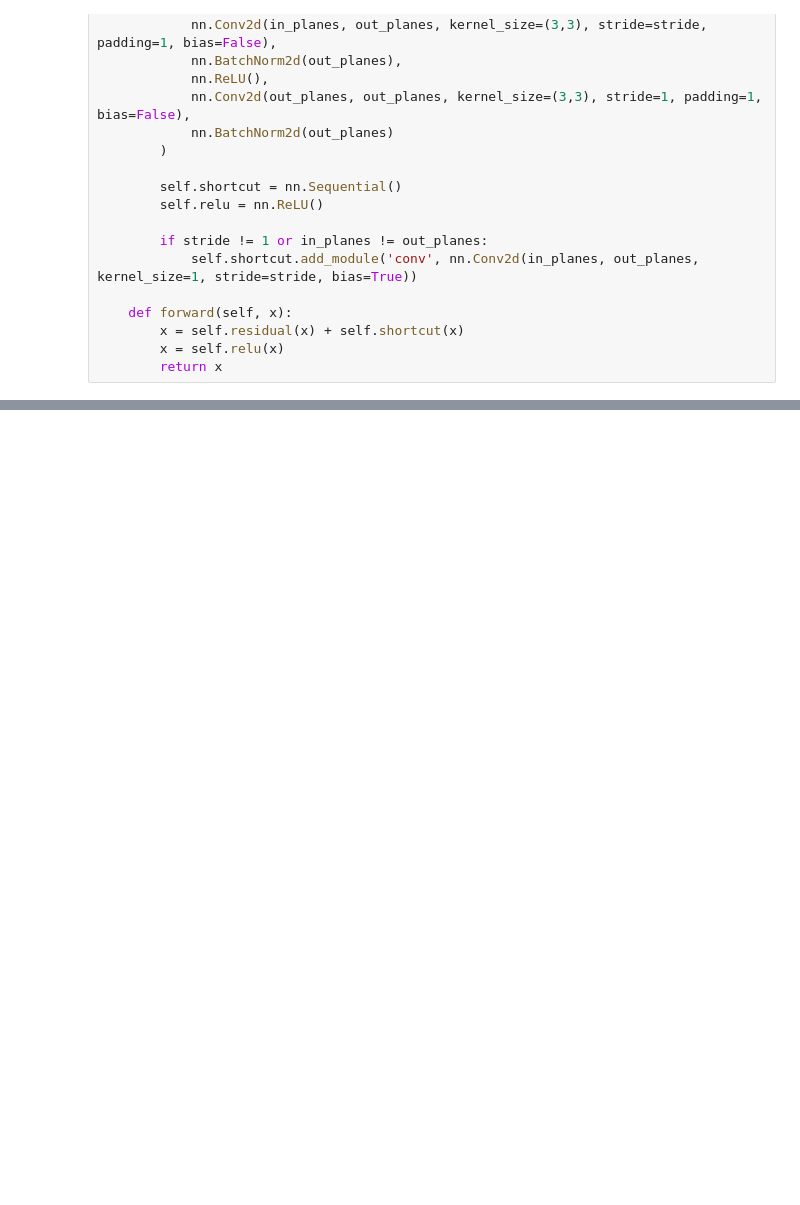
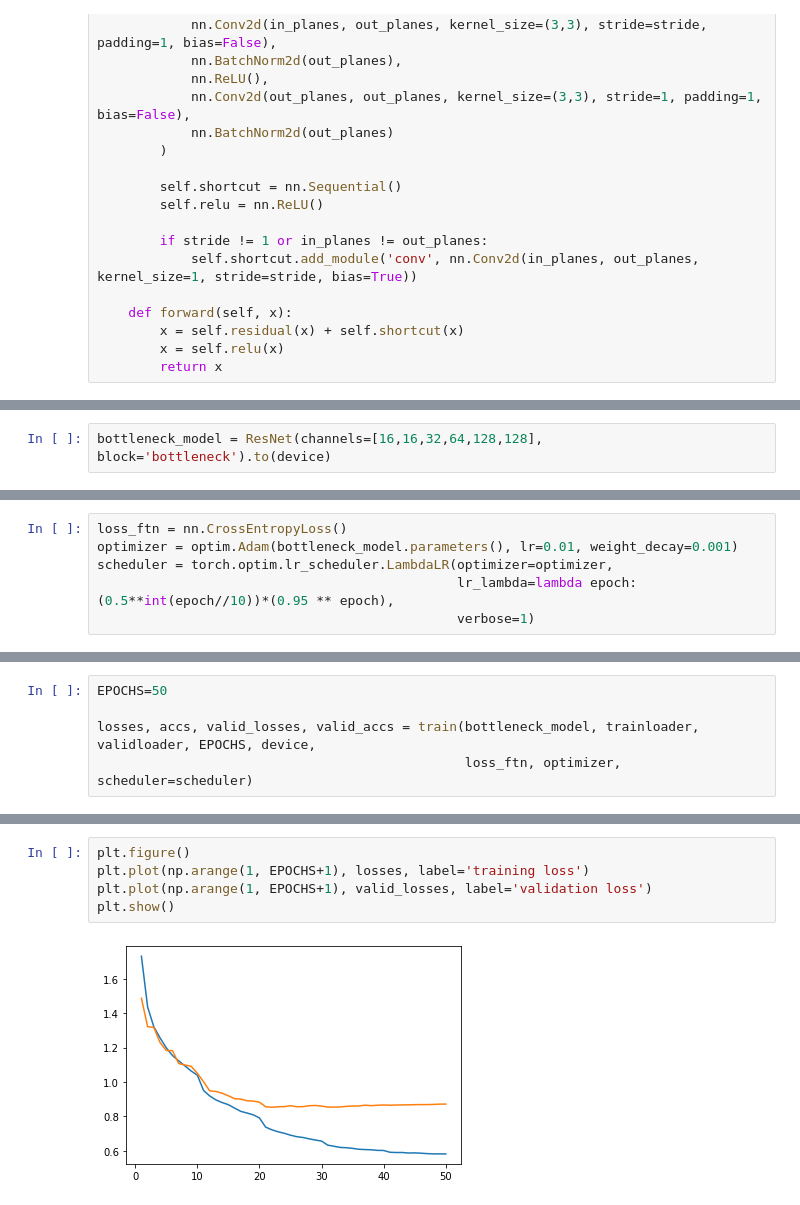
Before and after one commit to smfelixchoi/MATH-DL-study, a Jupyter notebook: 3.CNN/ResNet_PyTorch.ipynb, the cells around one changed output, grey strips where cells are left out. Cells and saved outputs as stored; diff of their text form; blank space fills up the shorter version.

```diff
--- a/3.CNN/ResNet_PyTorch.ipynb
+++ b/3.CNN/ResNet_PyTorch.ipynb
@@ -349,0 +283,2 @@ plt.show()
+# %%
+bottleneck_model = ResNet(channels=[16,16,32,64,128,128], block='bottleneck').to(device)
@@ -349,0 +305,6 @@ plt.show()
+# %%
+loss_ftn = nn.CrossEntropyLoss()
+optimizer = optim.Adam(bottleneck_model.parameters(), lr=0.01, weight_decay=0.001)
+scheduler = torch.optim.lr_scheduler.LambdaLR(optimizer=optimizer,
+                                              lr_lambda=lambda epoch: (0.5**int(epoch//10))*(0.95 ** epoch),
+                                              verbose=1)
@@ -349,0 +313,5 @@ plt.show()
+# %%
+EPOCHS=50
+
+losses, accs, valid_losses, valid_accs = train(bottleneck_model, trainloader, validloader, EPOCHS, device,
+                                               loss_ftn, optimizer, scheduler=scheduler)
@@ -349,0 +368,7 @@ plt.show()
+# %%
+plt.figure()
+plt.plot(np.arange(1, EPOCHS+1), losses, label='training loss')
+plt.plot(np.arange(1, EPOCHS+1), valid_losses, label='validation loss')
+plt.show()
+# %% [output]
+[figure, added]
```
Also changed, not shown: parts of 45 cells of this notebook, 3 other files.
